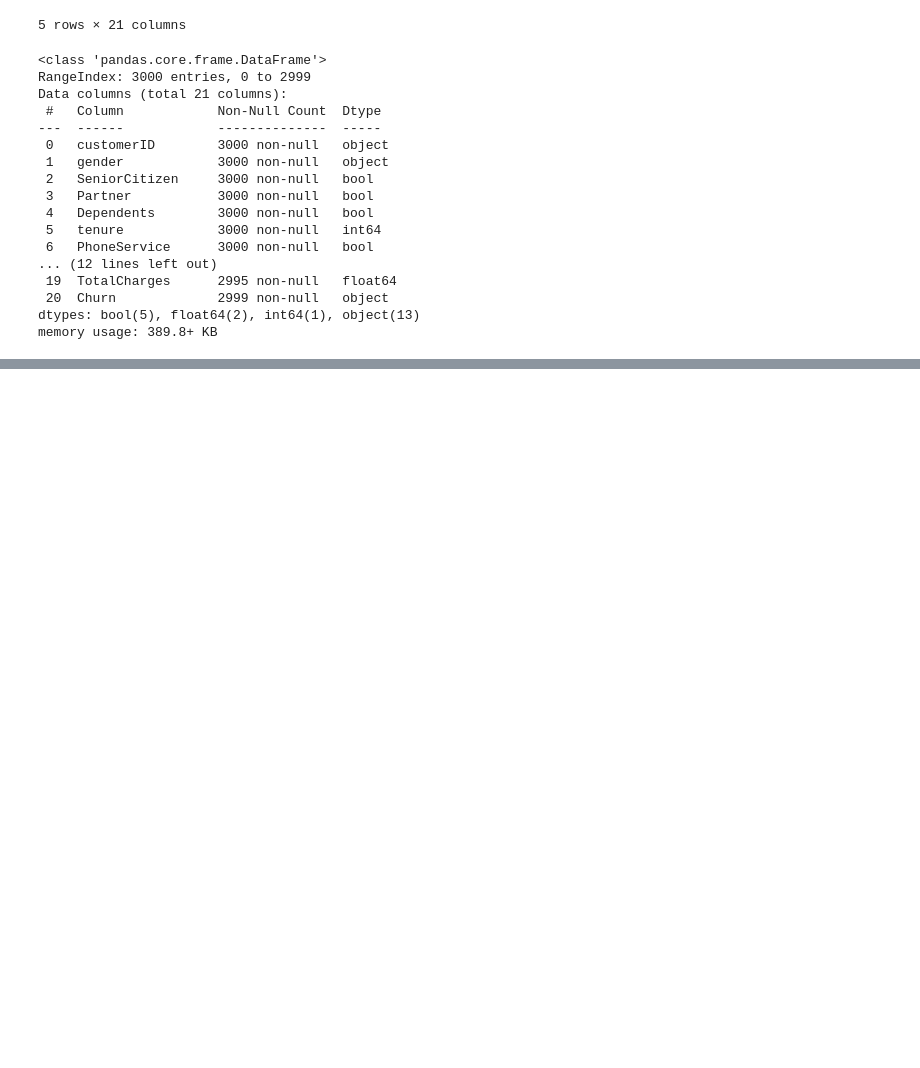
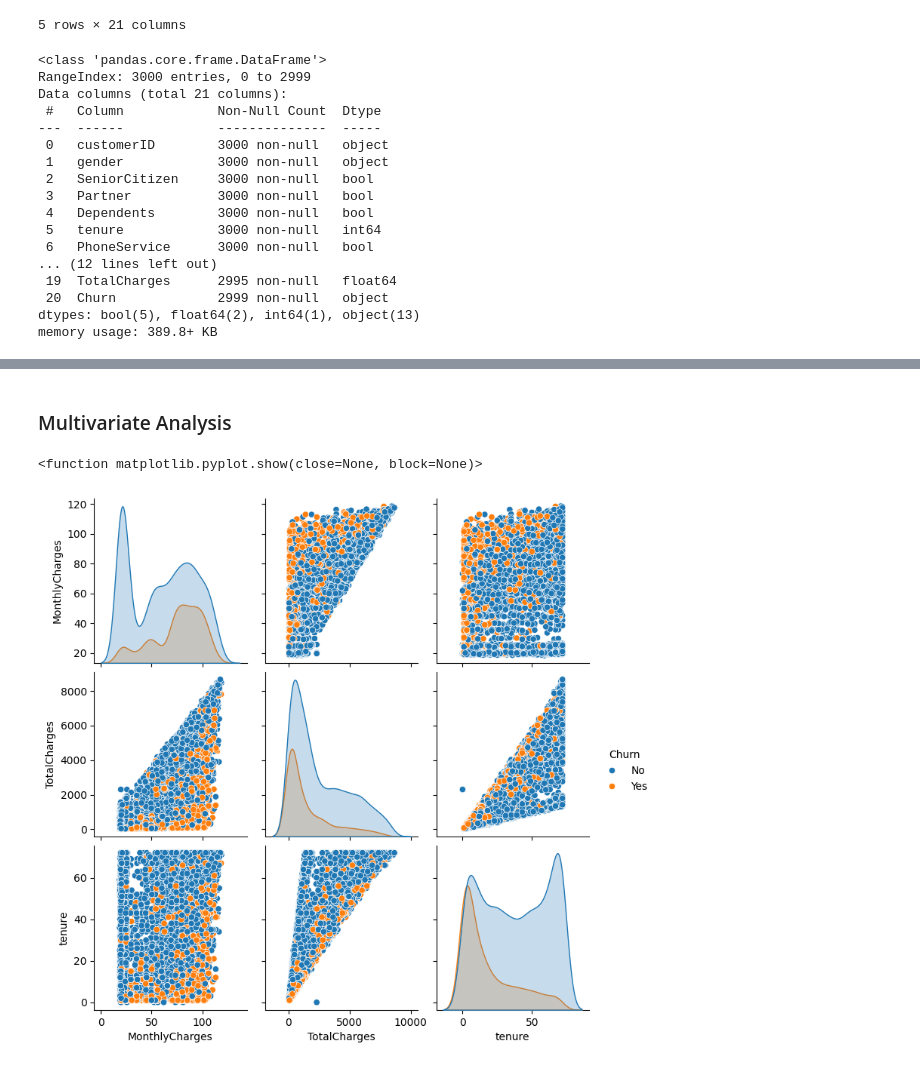
Before and after one commit to brimends/Vodafone_Customer_Churn, a Jupyter notebook: notebook.ipynb, the cells around one changed output, grey strips where cells are left out. Saved outputs shown, nothing was run; the diff lists cells and outputs as text; code cells hidden in the pictures; blank space fills up the shorter version.

```diff
--- a/notebook.ipynb
+++ b/notebook.ipynb
@@ -65,0 +416,10 @@ memory usage: 389.8+ KB
+# %% [markdown]
+### Multivariate Analysis
+# %%
+data = voda_df[['Churn', 'MonthlyCharges','TotalCharges','tenure']]
+
+sns.pairplot(data, hue='Churn')
+plt.show
+# %% [output]
+<function matplotlib.pyplot.show(close=None, block=None)>
+[figure, added]
```
Also changed, not shown: parts of 62 cells of this notebook, 1 other file.
